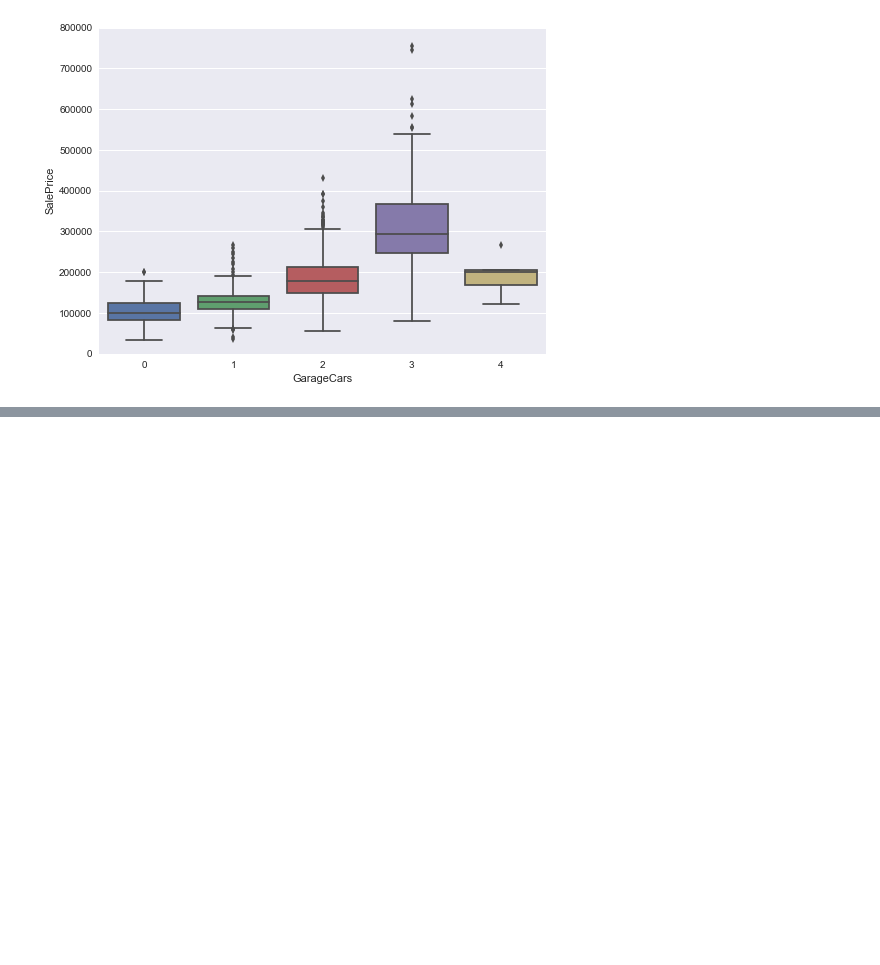
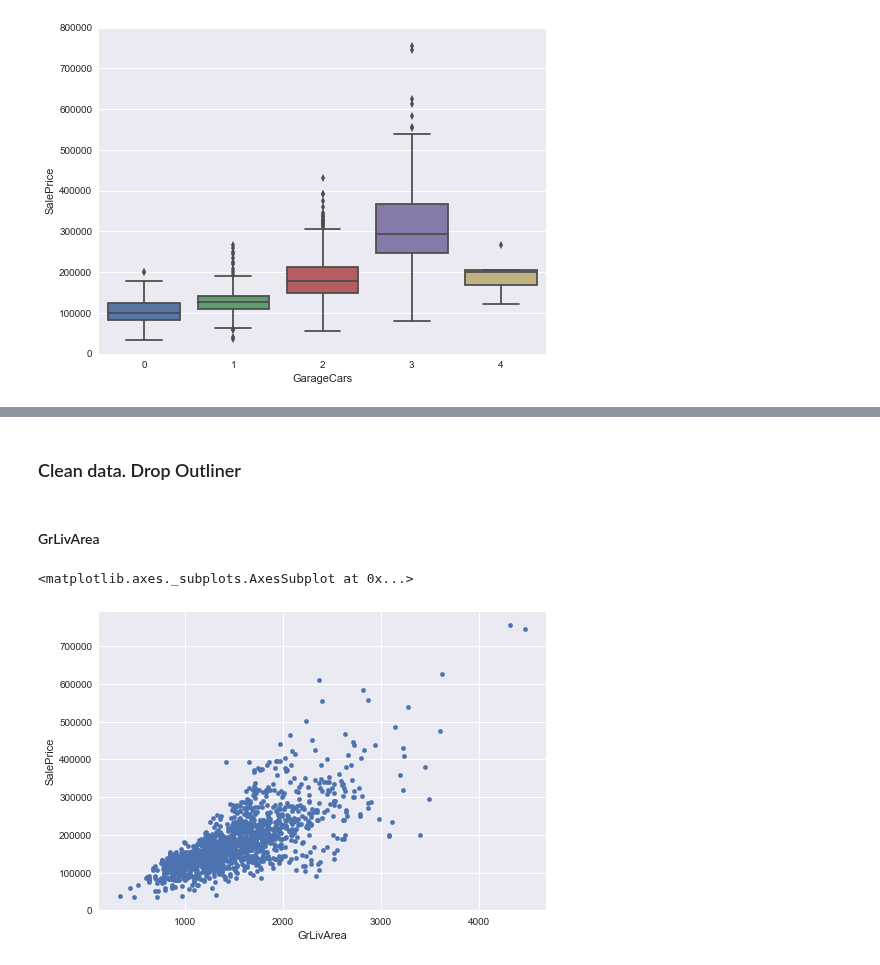
Before and after one commit to latuannetnam/kaggle, a Jupyter notebook: House Prices/House price analysis.ipynb, the cells around one changed output, grey strips where cells are left out. Drawn from its saved outputs; the diff is of its cells as text; code cells hidden in the pictures; blank space fills up the shorter version.

```diff
--- a/House Prices/House price analysis.ipynb
+++ b/House Prices/House price analysis.ipynb
@@ -181,0 +191,13 @@ fig.axis(ymin=0, ymax=800000);
+# %% [markdown]
+### Clean data. Drop Outliner
+# %% [markdown]
+#### GrLivArea
+# %%
+#deleting points
+train_data.sort_values(by = 'GrLivArea', ascending = False)[:2]
+train_data = train_data.drop(train_data[train_data['Id'] == 1299].index)
+train_data = train_data.drop(train_data[train_data['Id'] == 524].index)
+train_data.plot.scatter(x='GrLivArea', y='SalePrice')
+# %% [output]
+<matplotlib.axes._subplots.AxesSubplot at 0x...>
+[figure, added]
```
Also changed, not shown: parts of 13 cells of this notebook.
